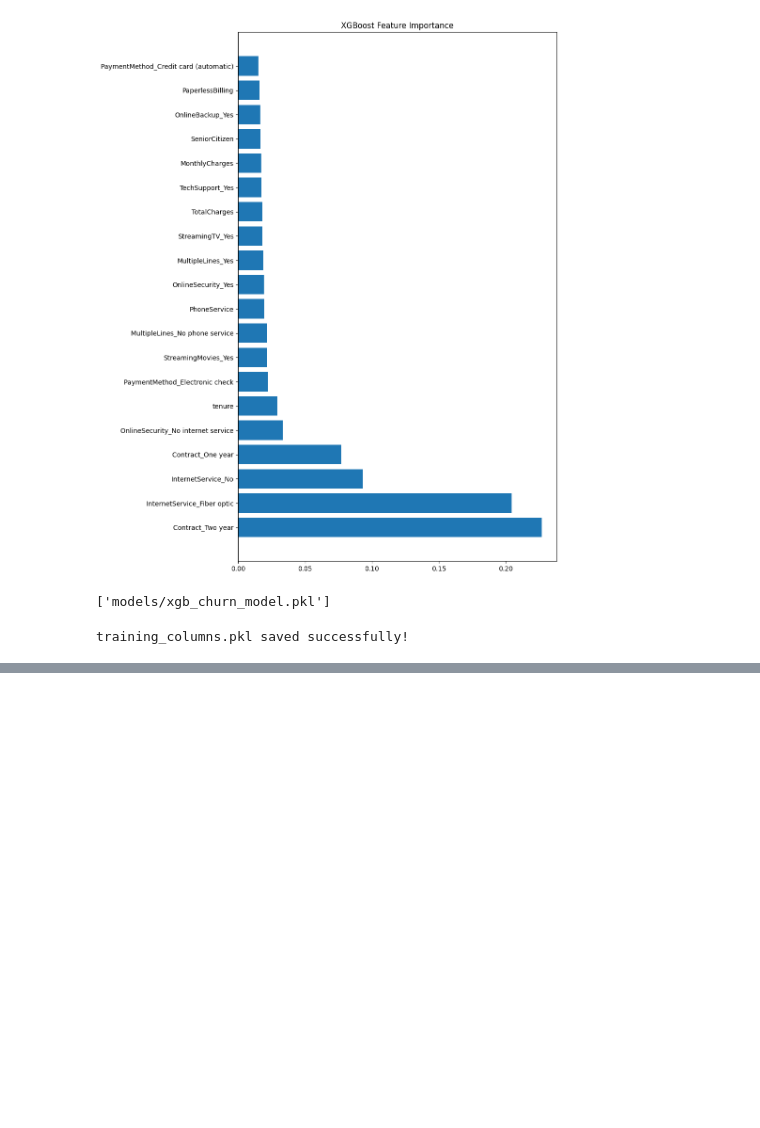
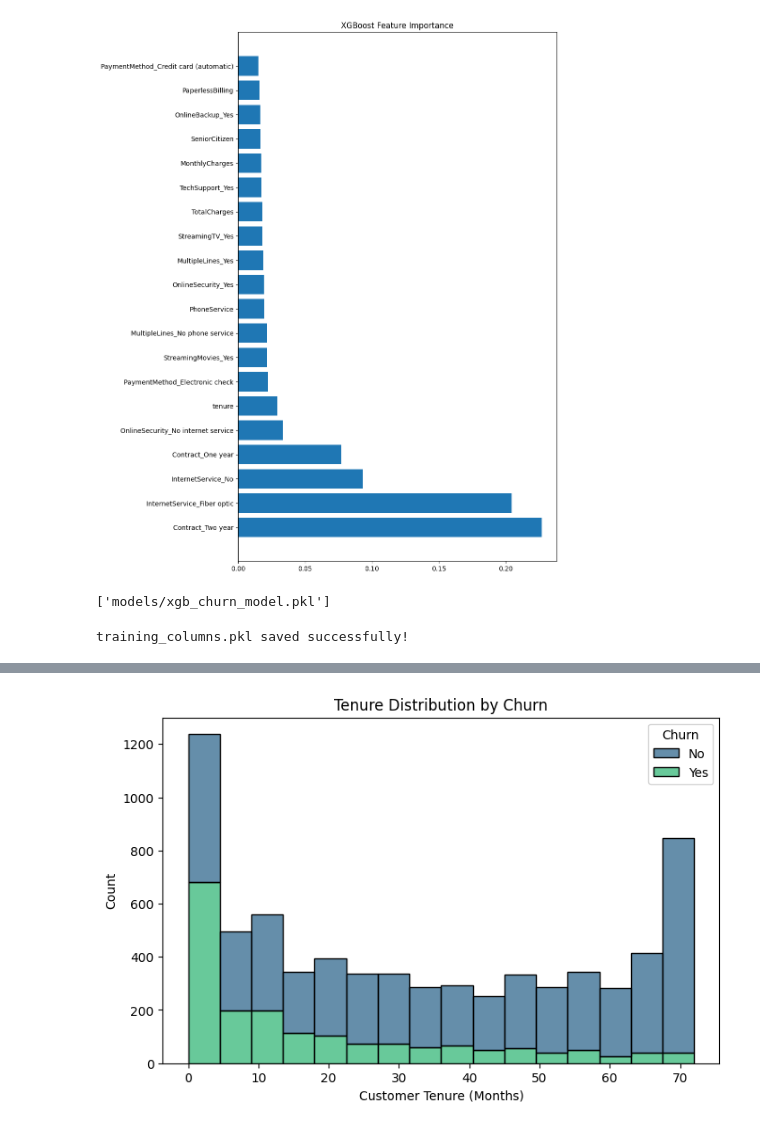
Before and after one commit to keerthi15M/churn-project, a Jupyter notebook: 01_data_exploration.ipynb, the cells around one changed output, grey strips where cells are left out. Cells and saved outputs as stored; diff of their text form; code cells hidden in the pictures; blank space fills up the shorter version.

```diff
--- a/01_data_exploration.ipynb
+++ b/01_data_exploration.ipynb
@@ -297,0 +341,9 @@ training_columns.pkl saved successfully!
+# %%
+plt.figure(figsize=(8,5))
+sns.histplot(data=df, x='tenure', hue='Churn', multiple='stack', palette='viridis')
+plt.title("Tenure Distribution by Churn")
+plt.xlabel("Customer Tenure (Months)")
+plt.savefig("images/tenure_vs_churn.png", dpi=300, bbox_inches='tight')
+plt.show()
+# %% [output]
+[figure, added]
```
Also changed, not shown: parts of 6 cells of this notebook, 12 other files.
